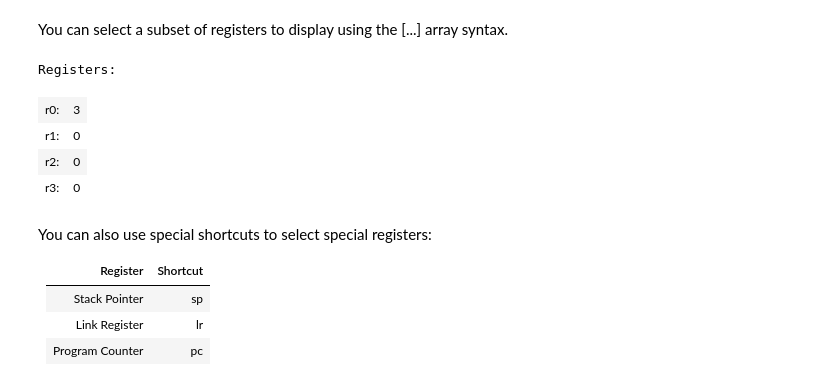
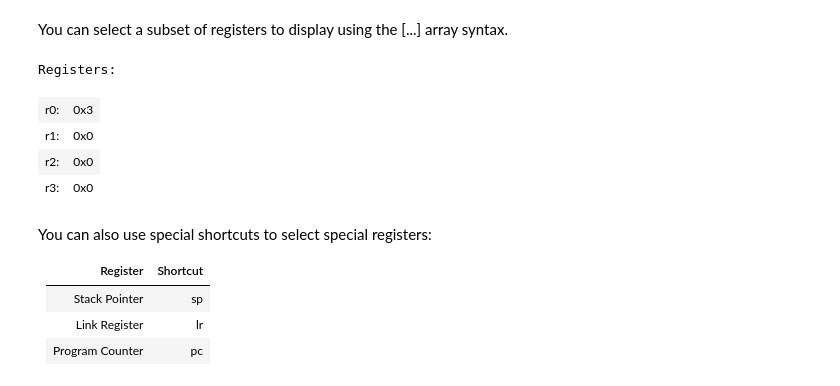
Before and after one commit to SamuelAl/arm_kernel, a Jupyter notebook: Notebooks/Introduction.ipynb, the cells around one changed output. Cells and saved outputs as stored; diff of their text form; code cells hidden in the pictures.

```diff
--- a/Notebooks/Introduction.ipynb
+++ b/Notebooks/Introduction.ipynb
@@ -55,13 +55,13 @@ Registers:
 # %% [markdown]
 You can select a subset of registers to display using the \[...\] array syntax.
 # %%
->>> show registers[0-3]
+>>> show registers[0-3] as hex
 # %% [output]
 Registers:
-| r0: | 3 |
-| r1: | 0 |
-| r2: | 0 |
-| r3: | 0 |
+| r0: | 0x3 |
+| r1: | 0x0 |
+| r2: | 0x0 |
+| r3: | 0x0 |
 # %% [markdown]
 You can also use special shortcuts to select special registers:
 
```
